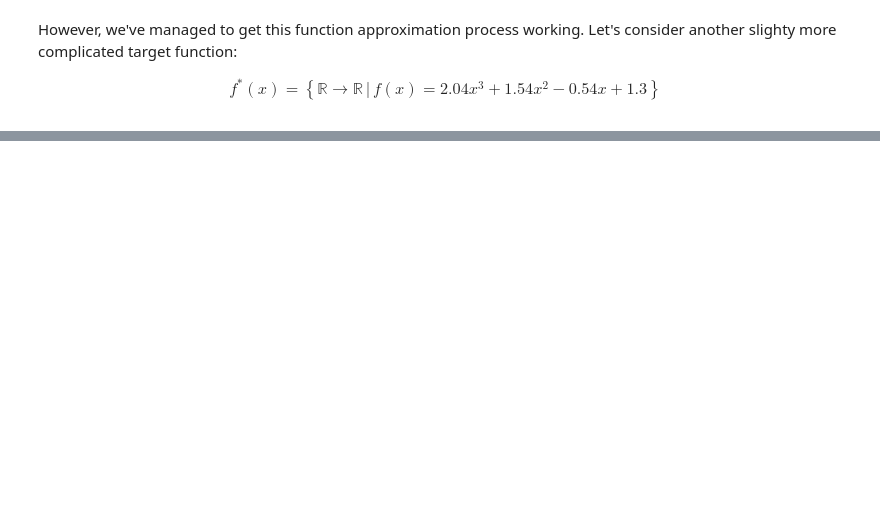
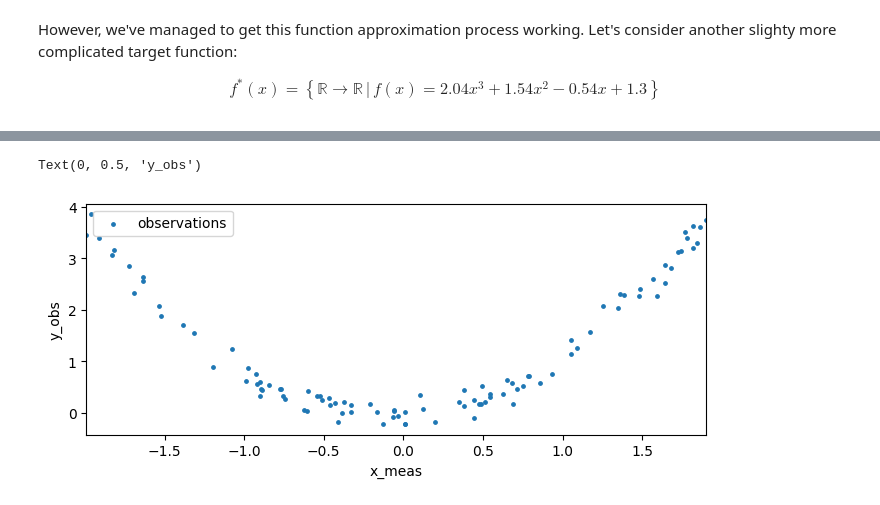
Before and after one commit to nextgenerationgraduatesprogram/nextgen25-mlai-workshop02, a Jupyter notebook: notebooks/main.ipynb, the cells around one changed output, grey strips where cells are left out. Saved outputs shown, nothing was run; the diff lists cells and outputs as text; code cells hidden in the pictures; blank space fills up the shorter version.

```diff
--- a/notebooks/main.ipynb
+++ b/notebooks/main.ipynb
@@ -594,0 +662,15 @@ plot_predictions(model, dataset)
+# %%
+# define a dataset
+f_yours = lambda x: x**2 # <-- go wild!
+dataset = Dataset(f=f_yours, a=-2, b=2, N=100)
+
+# visualize the observations
+fig, ax = plt.subplots(figsize=(8,3))
+ax.scatter(dataset.x, dataset.y, s=6, label="observations")
+ax.set_xlim(dataset.x.min(), dataset.x.max())
+ax.legend(loc="best")
+ax.set_xlabel("x_meas")
+ax.set_ylabel("y_obs")
+# %% [output]
+Text(0, 0.5, 'y_obs')
+[figure, added]
```
Also changed, not shown: parts of 20 cells of this notebook.
